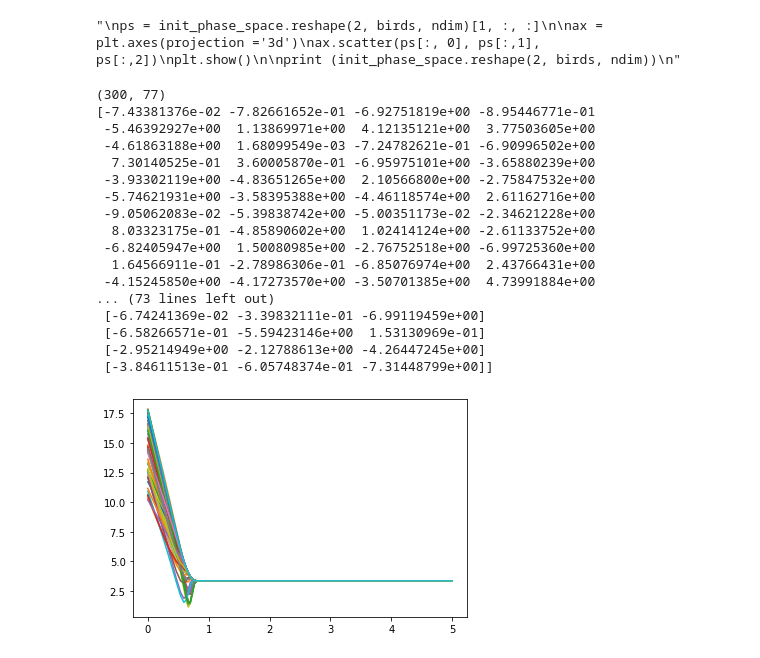
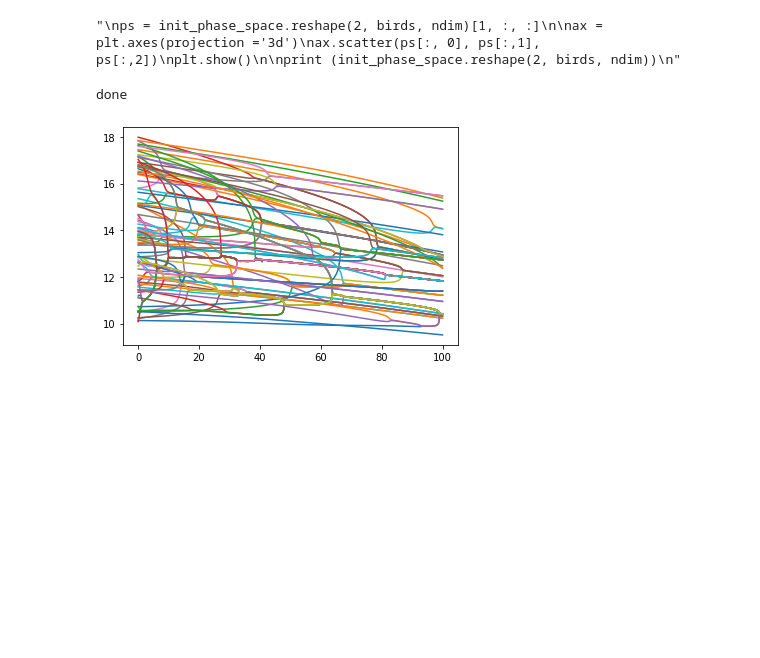
Before and after one commit to unibo-niccolotonin/Esame-Sistemi-Complessi-Stormi, a Jupyter notebook: NoScatolaClassico.ipynb, the cells around one changed output. Saved outputs shown, nothing was run; the diff lists cells and outputs as text; code cells hidden in the pictures; blank space fills up the shorter version.

```diff
--- a/NoScatolaClassico.ipynb
+++ b/NoScatolaClassico.ipynb
@@ -41,29 +42,12 @@ def vel_diff_norm(bird_set, i, j):
     sum=0
     for k in range(ndim):
         sum += (get_vel(bird_set, i, k) - get_vel(bird_set, j, k))**2
+    sum = mp.sqrt(sum)
     return sum
 # %%
 def Aij(bird_set, i, j):
     return H / (pow(1 + pow(vel_diff_norm(bird_set, i, j), 2), beta))
 # %%
-"""
-def rhs_equation(t, array):
-    vett = np.zeros((birds * 2, ndim))
-    for i in range(birds):
-        vett[i] = array[i + birds]
-
-    j = i
-    somma = 0
-    while i < (birds * 2):
-        while j < (birds * 2):
-            if i != j:
-                somma += Aij(array[i - birds], array[j - birds]) * (array[j] - array[i])
-            j += 1
-        vett[i] = somma
-        i += 1
-    return vett
-"""
-
 def rhs_equation(t, phase_space):
     vett = np.zeros(birds * 2 * ndim)
 
@@ -135,44 +119,42 @@ print (init_phase_space.reshape(2, birds, ndim))
 
 
 solution = sp.solve_ivp(fun=rhs_equation,y0 = init_phase_space, t_span=(0,steps))
+print("done")
+# %% [output]
+done
 # %%
-print(solution.y.shape)
+pos = solution.y[ : x_upper_bound]
+vel = solution.y[v_lower_bound : ]
+times = solution.t
 
-pos = solution.y[:x_upper_bound]
-vel = solution.y[v_lower_bound:]
+#Converto in array 3D
+vel = vel.reshape((birds, ndim, len(times)))
+pos = pos.reshape((birds, ndim, len(times)))
 
-times= solution.t
+vel = np.round(vel, 5)
+pos = np.round(pos, 5)
+times = np.round(times, 5)
 
-print(vel[:,steps-1])
+file = open(f" classico birds={birds} times={times.size} b={beta}.txt", "w+")
+file.write("Num.\tVelx\tVely\tVelz\tPosx\tPosy\tPosz\tTimes\tStep\n")
 
-vel=vel.reshape((birds, ndim, len(times)))
-print(vel[:,:, steps-1])
+ucc = 0
+t = 0
+for i in range(times.size * birds):
+    file.write(str(ucc) + "\t" + str(vel[ucc][0][t]) + "\t" + str(vel[ucc][1][t]) + "\t" + str(vel[ucc][2][t]) +
+               "\t" + str(pos[ucc][0][t]) + "\t" + str(pos[ucc][1][t]) + "\t" + str(pos[ucc][2][t]) +
+               "\t" + str(times[t]) + "\t" + str(t) + "\n")
+    ucc += 1
+    if ucc == birds:
+        ucc = 0
+        t += 1
 
 norm_vel = np.zeros((birds, len(times)))
 for i in range(birds):
     for t in range(len(times)):
         norm_vel[i, t] = np.linalg.norm(vel[i, :, t])
 
-
-
 for i in range(birds):
     plt.plot(times, norm_vel[i,:])
 # %% [output]
-(300, 77)
-[-7.43381376e-02 -7.82661652e-01 -6.92751819e+00 -8.95446771e-01
- -5.46392927e+00  1.13869971e+00  4.12135121e+00  3.77503605e+00
- -4.61863188e+00  1.68099549e-03 -7.24782621e-01 -6.90996502e+00
-  7.30140525e-01  3.60005870e-01 -6.95975101e+00 -3.65880239e+00
- -3.93302119e+00 -4.83651265e+00  2.10566800e+00 -2.75847532e+00
- -5.74621931e+00 -3.58395388e+00 -4.46118574e+00  2.61162716e+00
- -9.05062083e-02 -5.39838742e+00 -5.00351173e-02 -2.34621228e+00
-  8.03323175e-01 -4.85890602e+00  1.02414124e+00 -2.61133752e+00
- -6.82405947e+00  1.50080985e+00 -2.76752518e+00 -6.99725360e+00
-  1.64566911e-01 -2.78986306e-01 -6.85076974e+00  2.43766431e+00
- -4.15245850e+00 -4.17273570e+00 -3.50701385e+00  4.73991884e+00
-... (73 lines left out)
- [-6.74241369e-02 -3.39832111e-01 -6.99119459e+00]
- [-6.58266571e-01 -5.59423146e+00  1.53130969e-01]
- [-2.95214949e+00 -2.12788613e+00 -4.26447245e+00]
- [-3.84611513e-01 -6.05748374e-01 -7.31448799e+00]]
-[figure, old version]
+[figure, new version]
```
Also changed, not shown: parts of 2 cells of this notebook.
